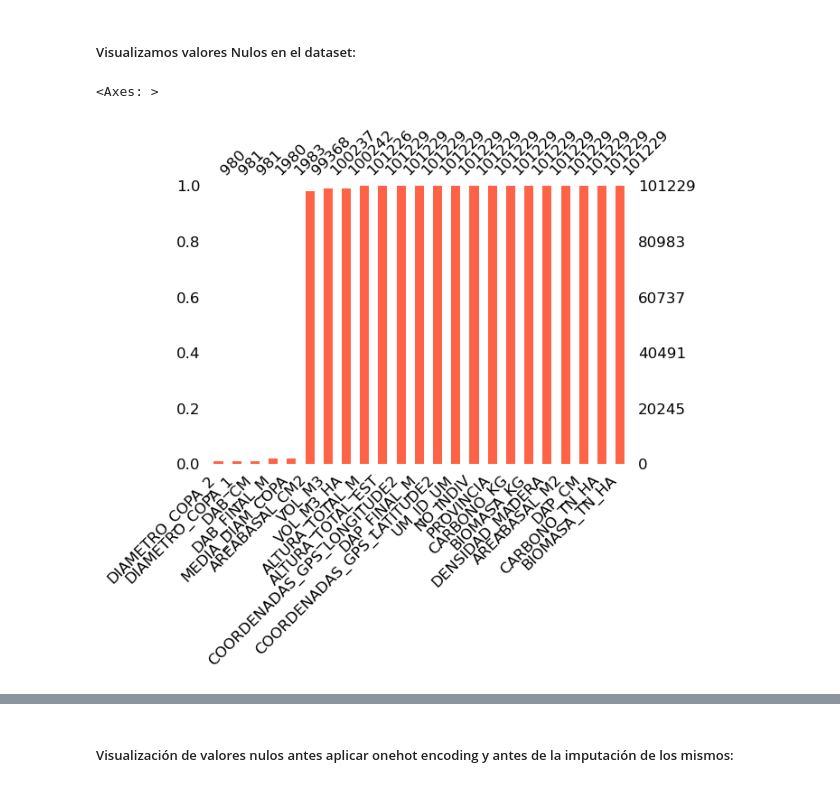
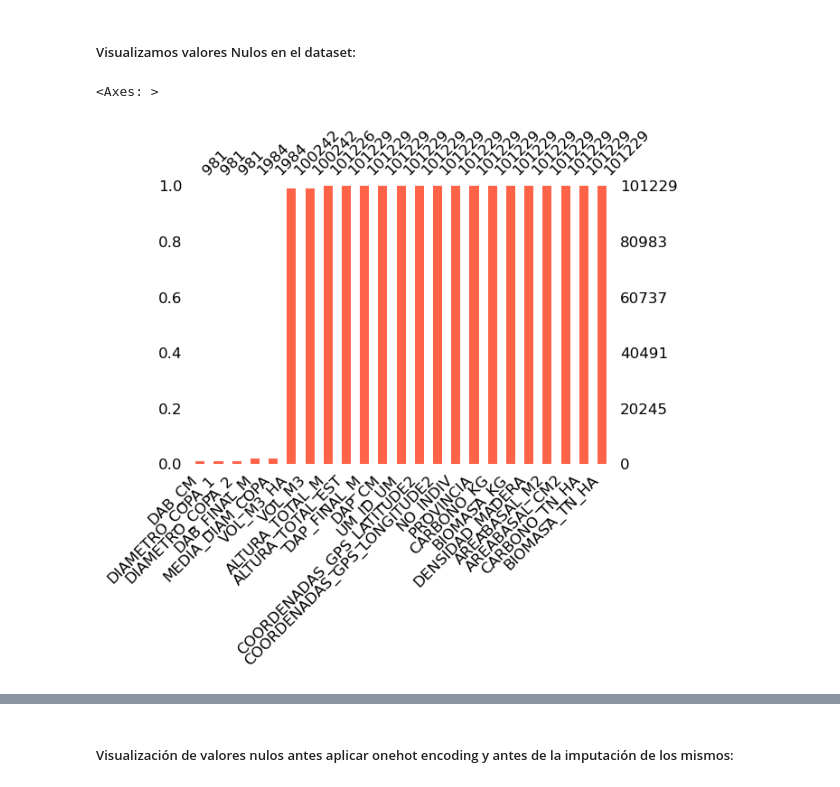
Before and after one commit to poggiogu/DiploDatos2025_Mentoria_17, a Jupyter notebook: mentoria_17_tp2.ipynb, the cells around one changed output, grey strips where cells are left out. Saved outputs shown, nothing was run; the diff lists cells and outputs as text; code cells hidden in the pictures.

```diff
--- a/mentoria_17_tp2.ipynb
+++ b/mentoria_17_tp2.ipynb
@@ -243,14 +248,0 @@ plt.show()
-# %%
-# Reemplazar outliers por NaN (conservando los NaN preexistentes)
-df_individuos_c.loc[df_individuos_c['VOL_M3'] >= 30, 'VOL_M3'] = np.nan
-df_individuos_c.loc[df_individuos_c['AREABASAL_CM2'] >= 2000, 'AREABASAL_CM2'] = np.nan
-df_individuos_c.loc[df_individuos_c['MEDIA_DIAM_COPA'] >= 10, 'MEDIA_DIAM_COPA'] = np.nan
-df_individuos_c.loc[df_individuos_c['DAB_FINAL_M'] >= 0.3, 'DAB_FINAL_M'] = np.nan
-df_individuos_c.loc[df_individuos_c['DIAMETRO_COPA_2'] >= 10, 'DIAMETRO_COPA_2'] = np.nan
-
-# Crear df_filtrado conservando filas, solo modificando columnas con outliers
-df_filtrado = df_individuos_c
-
-# La cantidad de registros antes y despues del proceso debe ser la misma:
-print(f'Cantidad de registros antes de aliminar outliers: {df_individuos_c.shape[0]}')
-print(f'Cantidad de registros después de aliminar outliers (df_filtrado): {df_filtrado.shape[0]}')
@@ -260,7 +281,7 @@ Cantidad de registros después de aliminar outliers (df_filtrado): 101229
 # %% [markdown]
 ##### Visualizamos valores Nulos en el dataset:
 # %%
-msno.bar(df_filtrado[columnas_num_ind],figsize=(6, 4), sort="ascending",fontsize=12, color='tomato')
+msno.bar(df_individuos_c[columnas_num_ind],figsize=(6, 4), sort="ascending",fontsize=12, color='tomato')
 # %% [output]
 <Axes: >
-[figure, old version]
+[figure, new version]
```
Also changed, not shown: parts of 46 cells of this notebook.
